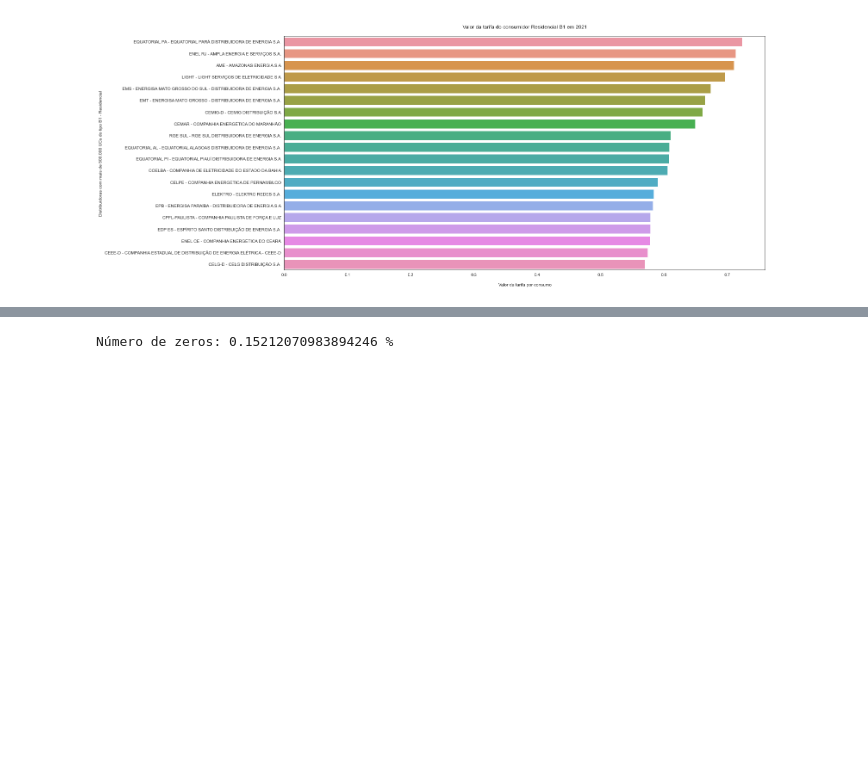
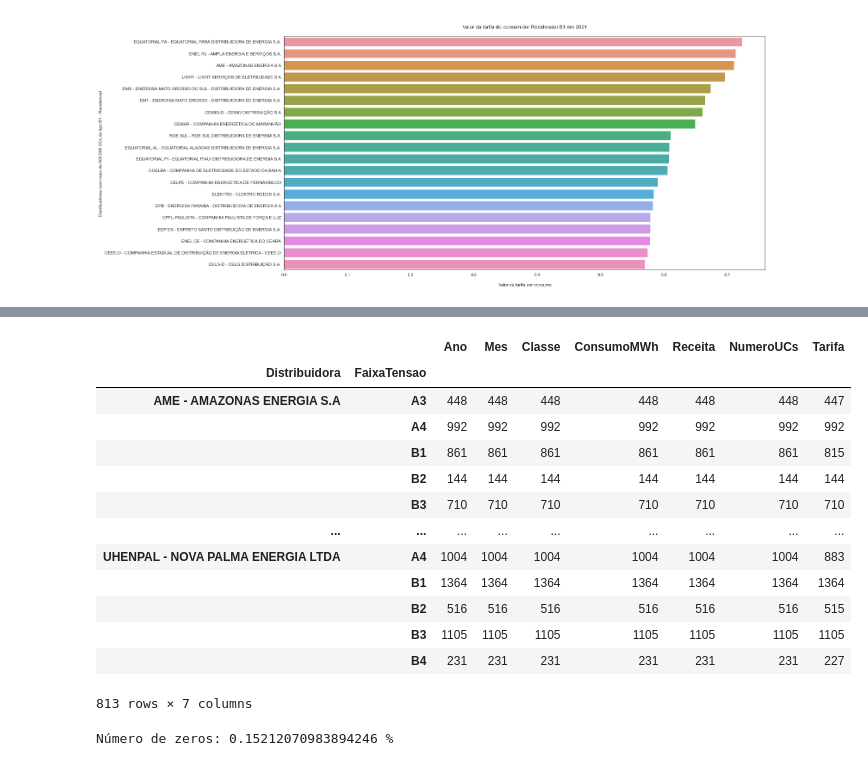
Before and after one commit to viniciusgribas/Projeto_Teste_Mercado_ANEEL, a Jupyter notebook: Projeto Teste.ipynb, the cells around one changed output, grey strips where cells are left out. Drawn from its saved outputs; the diff is of its cells as text; code cells hidden in the pictures; blank space fills up the shorter version.

```diff
--- a/Projeto Teste.ipynb
+++ b/Projeto Teste.ipynb
@@ -393,3 +438,20 @@ samp2
+# %%
+samp2.groupby(["Distribuidora","FaixaTensao"]).count()
+# %% [output]
+|  |  | Ano | Mes | Classe | ConsumoMWh | Receita | NumeroUCs | Tarifa |
+| Distribuidora | FaixaTensao |  |  |  |  |  |  |  |
+| AME - AMAZONAS ENERGIA S.A | A3 | 448 | 448 | 448 | 448 | 448 | 448 | 447 |
+|  | A4 | 992 | 992 | 992 | 992 | 992 | 992 | 992 |
+|  | B1 | 861 | 861 | 861 | 861 | 861 | 861 | 815 |
+|  | B2 | 144 | 144 | 144 | 144 | 144 | 144 | 144 |
+|  | B3 | 710 | 710 | 710 | 710 | 710 | 710 | 710 |
+| ... | ... | ... | ... | ... | ... | ... | ... | ... |
+| UHENPAL - NOVA PALMA ENERGIA LTDA | A4 | 1004 | 1004 | 1004 | 1004 | 1004 | 1004 | 883 |
+|  | B1 | 1364 | 1364 | 1364 | 1364 | 1364 | 1364 | 1364 |
+|  | B2 | 516 | 516 | 516 | 516 | 516 | 516 | 515 |
+|  | B3 | 1105 | 1105 | 1105 | 1105 | 1105 | 1105 | 1105 |
+|  | B4 | 231 | 231 | 231 | 231 | 231 | 231 | 227 |
+813 rows × 7 columns
 # %%
 zeros = len(samp2.loc[samp2['Tarifa'] == 0])
 print("Número de zeros:",(zeros / len(samp2['Tarifa']))*100, '%')
```
Also changed, not shown: parts of 43 cells of this notebook.
